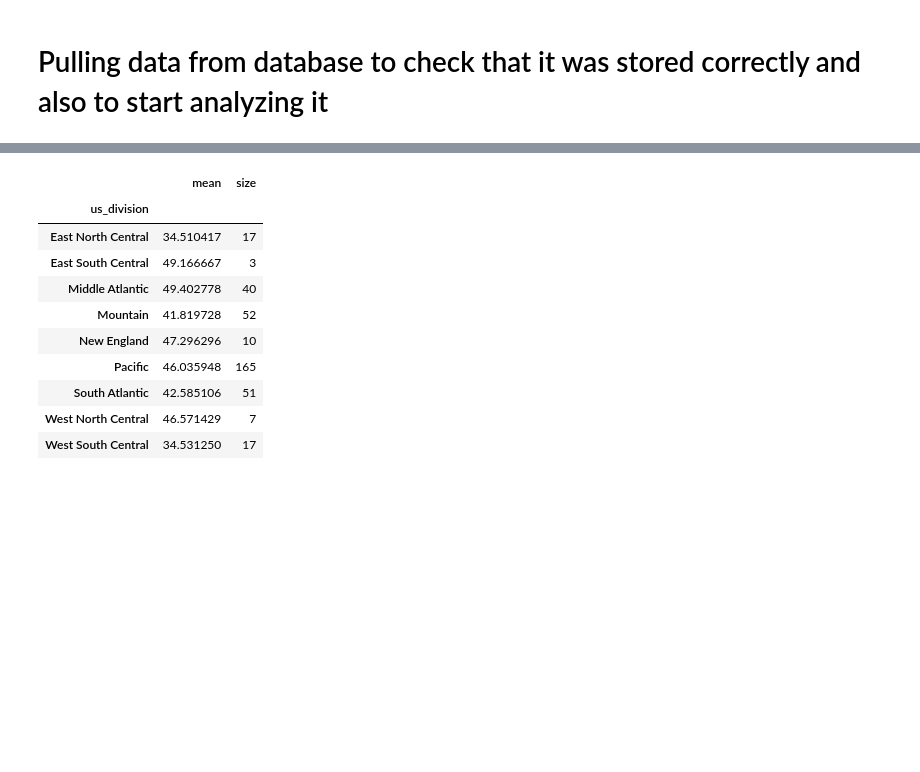
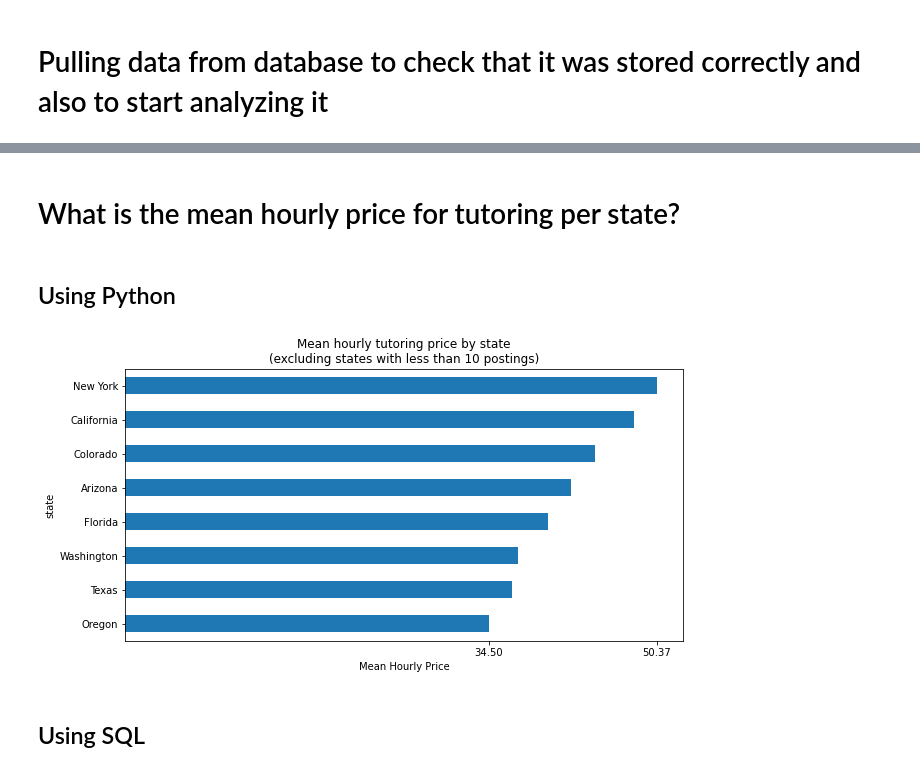
Before and after one commit to papir805/craigslist_web_scraper, a Jupyter notebook: CL_eda/tutoring_EDA_with_SQL.ipynb, the cells around one changed output, grey strips where cells are left out. Cells and saved outputs as stored; diff of their text form; code cells hidden in the pictures; blank space fills up the shorter version.

Commit message:
Completed Bar Graphs in Python and SQL

```diff
--- a/CL_eda/tutoring_EDA_with_SQL.ipynb
+++ b/CL_eda/tutoring_EDA_with_SQL.ipynb
@@ -143,14 +21,0 @@ df_sql.groupby('us_region')['price'].agg(['mean', 'size'])
-# %%
-df_sql.groupby('us_division')['price'].agg(['mean', 'size'])
-# %% [output]
-|  | mean | size |
-| us_division |  |  |
-| East North Central | 34.510417 | 17 |
-| East South Central | 49.166667 | 3 |
-| Middle Atlantic | 49.402778 | 40 |
-| Mountain | 41.819728 | 52 |
-| New England | 47.296296 | 10 |
-| Pacific | 46.035948 | 165 |
-| South Atlantic | 42.585106 | 51 |
-| West North Central | 46.571429 | 7 |
-| West South Central | 34.531250 | 17 |
@@ -156,0 +45,36 @@ df_sql.groupby('us_division')['price'].agg(['mean', 'size'])
+# %%
+df_sql = pd.read_sql_query("""   SELECT cl.*
+                                      , cr.us_region
+                                      , cr.us_division
+                                   FROM cl_tutoring AS cl
+                              LEFT JOIN us_census_regions as cr
+                                     ON cl.state = cr.state
+                                  WHERE date_scraped = '2022-02-03'
+                                    AND cl.price IS NOT NULL""", con=conn)
+# %% [markdown]
+# What is the mean hourly price for tutoring per state?
+# %% [markdown]
+## Using Python
+# %%
+state_counts = df_sql['state'].value_counts().rename('state_counts')
+
+state_counts_df = df_sql.merge(state_counts.to_frame(),
+                               left_on='state',
+                               right_index=True)
+
+st_cnt_greater_10 = state_counts_df['state_counts']>=10
+st_avg_greater_10 = state_counts_df[st_cnt_greater_10].groupby('state')['price'].agg(['mean', 'size'])
+st_avg_greater_10.rename(columns={'mean':'mean_price', 'size':'num_postings'}, inplace=True)
+
+fig, ax = plt.subplots(1,1,figsize=(10,5))
+#state_counts_df[st_cnt_greater_10]['state'].value_counts().plot(kind='bar', ax=ax);
+
+st_avg_greater_10['mean_price'].sort_values(ascending=True).plot(kind='barh', ax=ax)
+ax.set_xticks([st_avg_greater_10['mean_price'].min(),
+               st_avg_greater_10['mean_price'].max()])
+ax.set_xlabel('Mean Hourly Price')
+plt.title('Mean hourly tutoring price by state\n(excluding states with less than 10 postings)');
+# %% [output]
+[figure, added]
+# %% [markdown]
+## Using SQL
```
Also changed, not shown: parts of 78 cells of this notebook, 3 other files.
